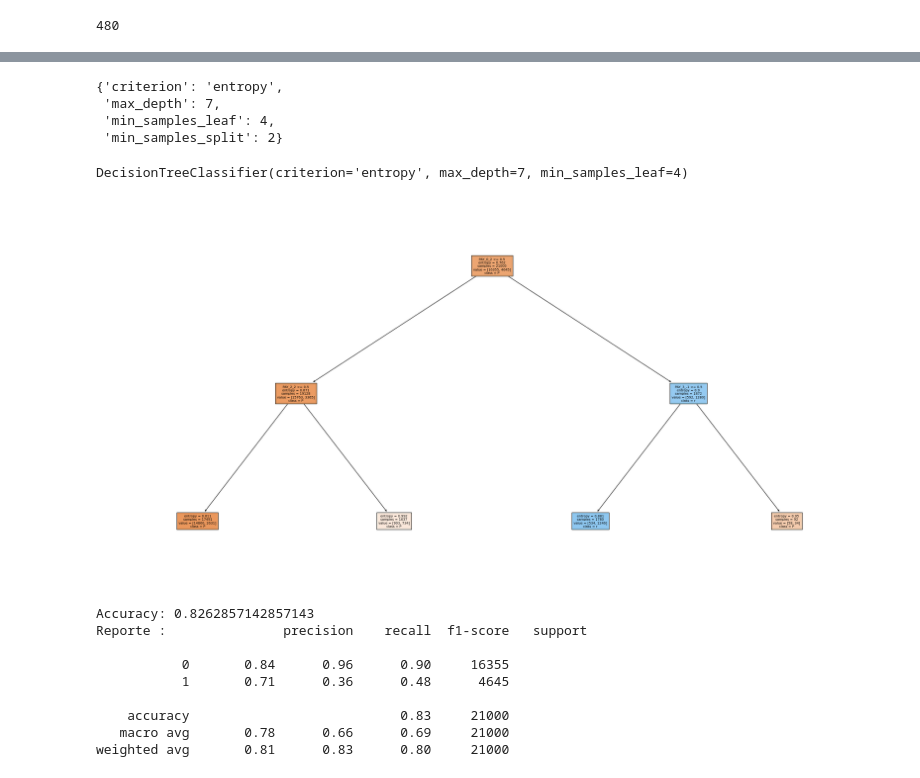
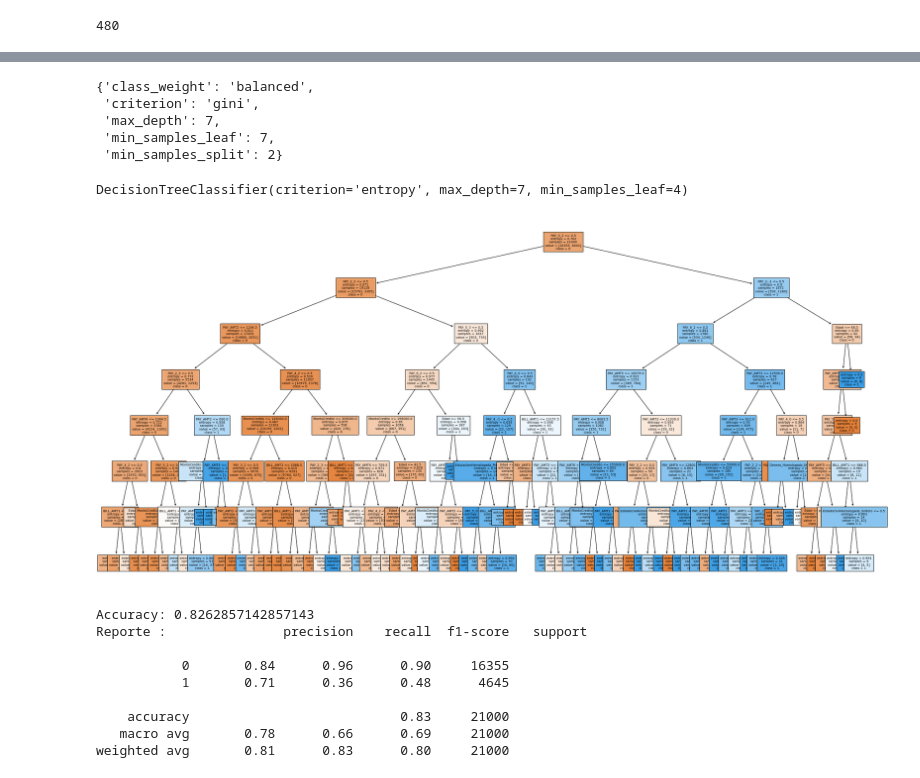
Before and after one commit to Oscar19922017/ModeloCredit2023, a Jupyter notebook: 3_Modelos.ipynb, the cells around one changed output, grey strips where cells are left out. Saved outputs shown, nothing was run; the diff lists cells and outputs as text; code cells hidden in the pictures.

```diff
--- a/3_Modelos.ipynb
+++ b/3_Modelos.ipynb
@@ -866,11 +866,12 @@ La optimización de hiperparámetros se refiere al proceso de encontrar la combi
 # %%
 from sklearn.model_selection import GridSearchCV,RandomizedSearchCV
 # %%
-param_grid={
+param_grid = {
     "criterion": ["gini", "entropy"],
-"max_depth":[2,4,5,7],
-    "min_samples_split":[2,4,5,7],
-    "min_samples_leaf":[2,4,7]
+    "max_depth": [2, 4, 5, 7],
+    "min_samples_split": [2, 4, 5, 7],
+    "min_samples_leaf": [2, 4, 7],
+    "class_weight": [None, "balanced"]
 }
 # %%
 from itertools import product
@@ -898,9 +900,10 @@ best_params= grid_search.best_params_
 # %%
 best_params
 # %% [output]
-{'criterion': 'entropy',
+{'class_weight': 'balanced',
+ 'criterion': 'gini',
  'max_depth': 7,
- 'min_samples_leaf': 4,
+ 'min_samples_leaf': 7,
  'min_samples_split': 2}
 # %%
 best_model=DecisionTreeClassifier(max_depth=7,min_samples_leaf=4,min_samples_split=2,criterion="entropy")
@@ -908,16 +911,20 @@ best_model=DecisionTreeClassifier(max_depth=7,min_samples_leaf=4,min_samples_spl
 best_model.fit(x_train,y_train)
 # %% [output]
 DecisionTreeClassifier(criterion='entropy', max_depth=7, min_samples_leaf=4)
+# %%
+clases=best_model.classes_
+clases_names=["0","1"]
 # %%
 fig, ax= plt.subplots(figsize=(30,15))
 plot=plot_tree(decision_tree=best_model,
               feature_names=x_train.columns,
-              class_names="Predicción Mora",
+              class_names=clases_names,
                filled=True,
                fontsize=7,
               ax=ax)
+plt.savefig("Arbol.png")
 # %% [output]
-[figure, old version]
+[figure, new version]
 # %%
 MetricasMatrizConfusion(y=y_train,Modelo=best_model,X=x_train,tipo="ML")
 # %% [output]
```
Also changed, not shown: parts of 7 cells of this notebook.
